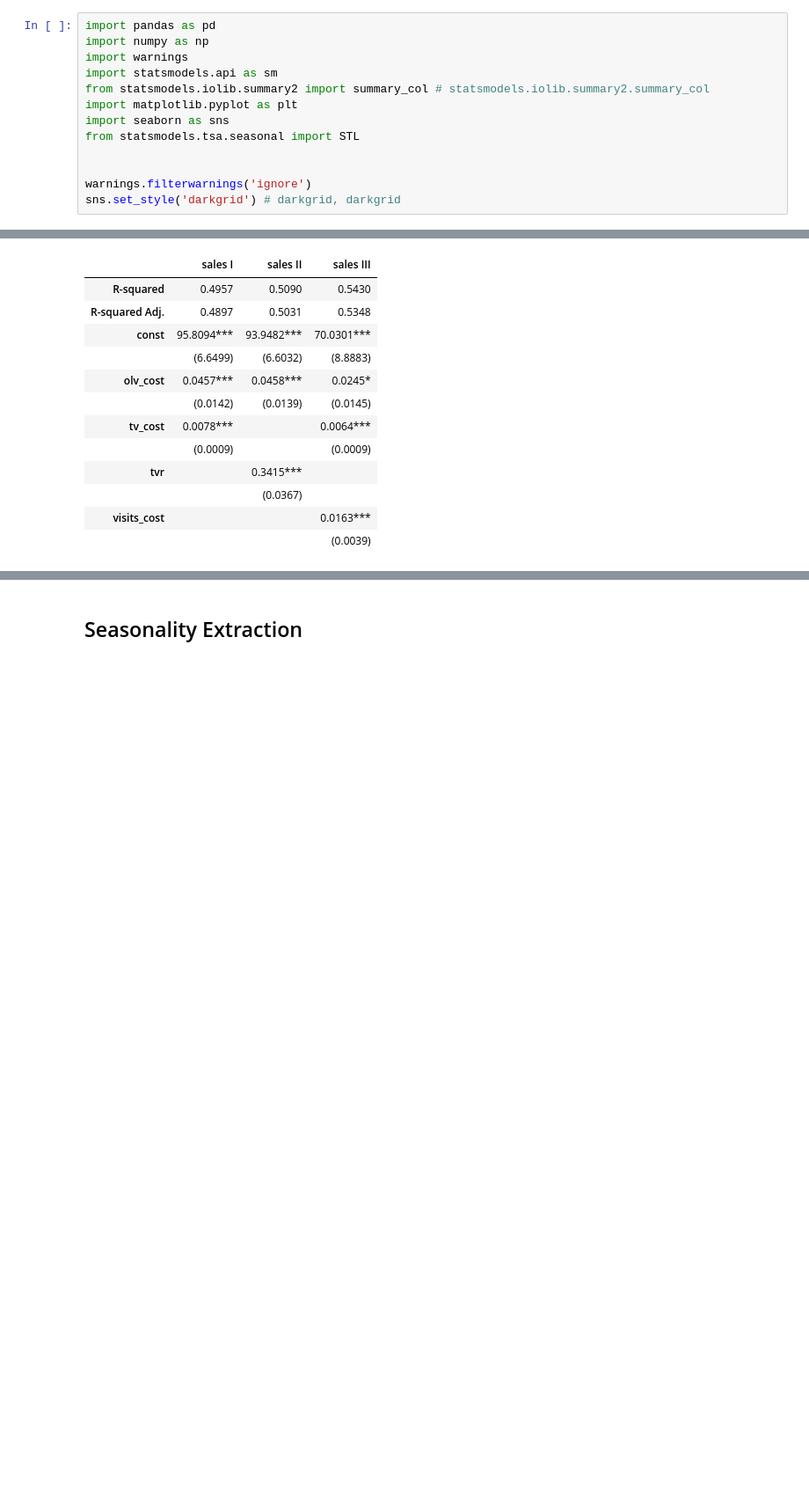
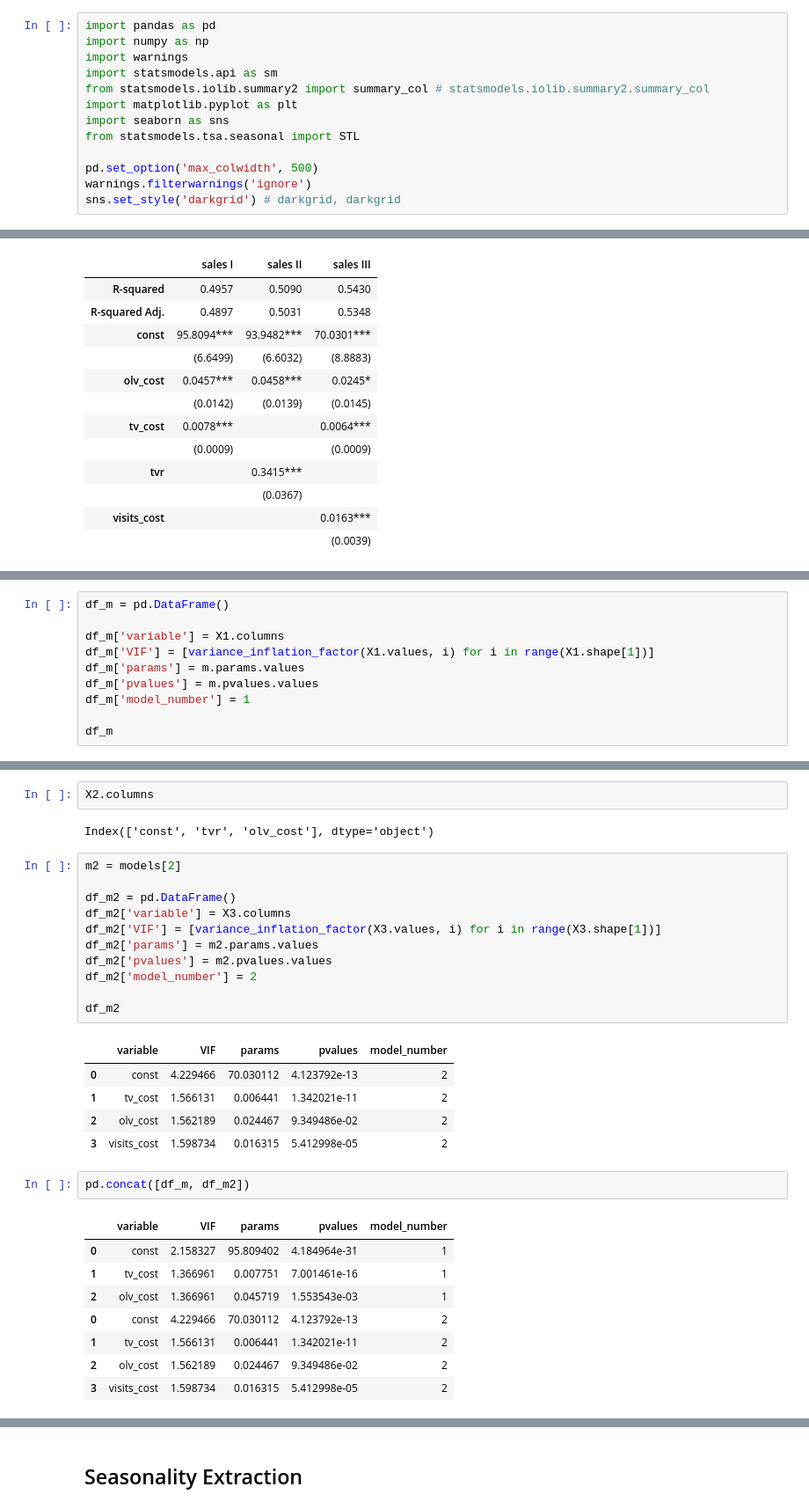
Before and after one commit to avrorum/mmm_tools, a Jupyter notebook: notebooks/useful_funcs.ipynb, the cells around one changed output, grey strips where cells are left out. Shown at 88% size. Cells and saved outputs as stored; diff of their text form; blank space fills up the shorter version.

```diff
--- a/notebooks/useful_funcs.ipynb
+++ b/notebooks/useful_funcs.ipynb
@@ -10,7 +10,7 @@ import matplotlib.pyplot as plt
 import seaborn as sns
 from statsmodels.tsa.seasonal import STL
 
-
+pd.set_option('max_colwidth', 500)
 warnings.filterwarnings('ignore')
 sns.set_style('darkgrid') # darkgrid, darkgrid
 # %% [markdown]
@@ -197,0 +322,10 @@ summary_df
+# %%
+df_m = pd.DataFrame()
+
+df_m['variable'] = X1.columns
+df_m['VIF'] = [variance_inflation_factor(X1.values, i) for i in range(X1.shape[1])]
+df_m['params'] = m.params.values
+df_m['pvalues'] = m.pvalues.values
+df_m['model_number'] = 1
+
+df_m
@@ -197,0 +337,32 @@ summary_df
+# %%
+X2.columns
+# %% [output]
+Index(['const', 'tvr', 'olv_cost'], dtype='object')
+# %%
+m2 = models[2]
+
+df_m2 = pd.DataFrame()
+df_m2['variable'] = X3.columns
+df_m2['VIF'] = [variance_inflation_factor(X3.values, i) for i in range(X3.shape[1])]
+df_m2['params'] = m2.params.values
+df_m2['pvalues'] = m2.pvalues.values
+df_m2['model_number'] = 2
+
+df_m2
+# %% [output]
+|  | variable | VIF | params | pvalues | model_number |
+| 0 | const | 4.229466 | 70.030112 | 4.123792e-13 | 2 |
+| 1 | tv_cost | 1.566131 | 0.006441 | 1.342021e-11 | 2 |
+| 2 | olv_cost | 1.562189 | 0.024467 | 9.349486e-02 | 2 |
+| 3 | visits_cost | 1.598734 | 0.016315 | 5.412998e-05 | 2 |
+# %%
+pd.concat([df_m, df_m2])
+# %% [output]
+|  | variable | VIF | params | pvalues | model_number |
+| 0 | const | 2.158327 | 95.809402 | 4.184964e-31 | 1 |
+| 1 | tv_cost | 1.366961 | 0.007751 | 7.001461e-16 | 1 |
+| 2 | olv_cost | 1.366961 | 0.045719 | 1.553543e-03 | 1 |
+| 0 | const | 4.229466 | 70.030112 | 4.123792e-13 | 2 |
+| 1 | tv_cost | 1.566131 | 0.006441 | 1.342021e-11 | 2 |
+| 2 | olv_cost | 1.562189 | 0.024467 | 9.349486e-02 | 2 |
+| 3 | visits_cost | 1.598734 | 0.016315 | 5.412998e-05 | 2 |
```
Also changed, not shown: parts of 33 cells of this notebook, 1 other file.
